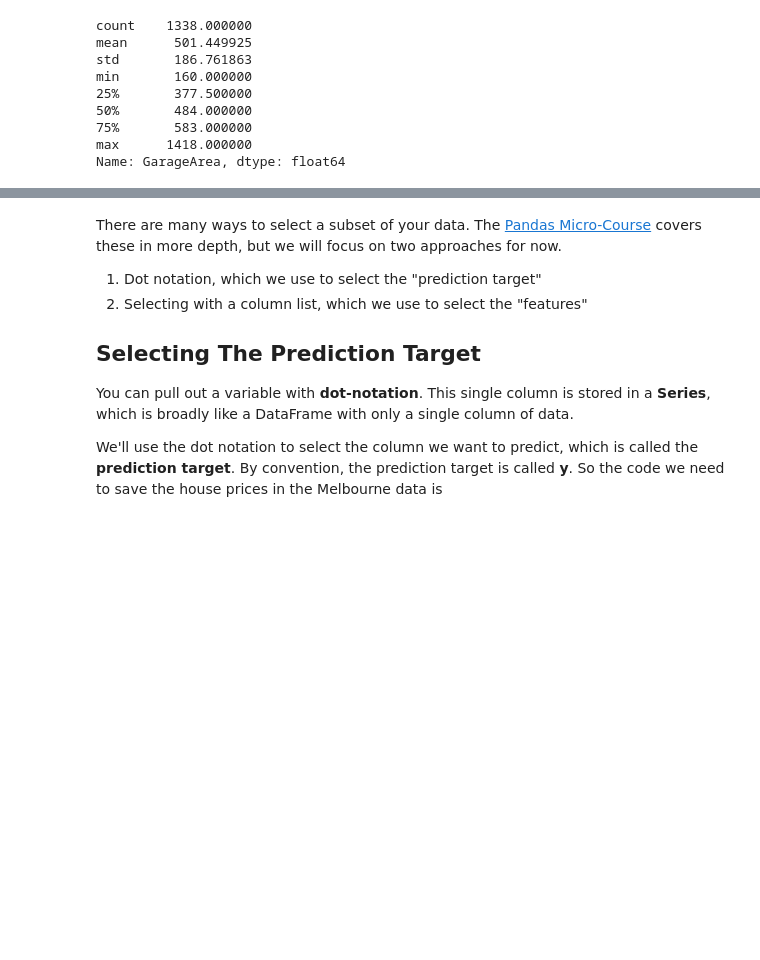
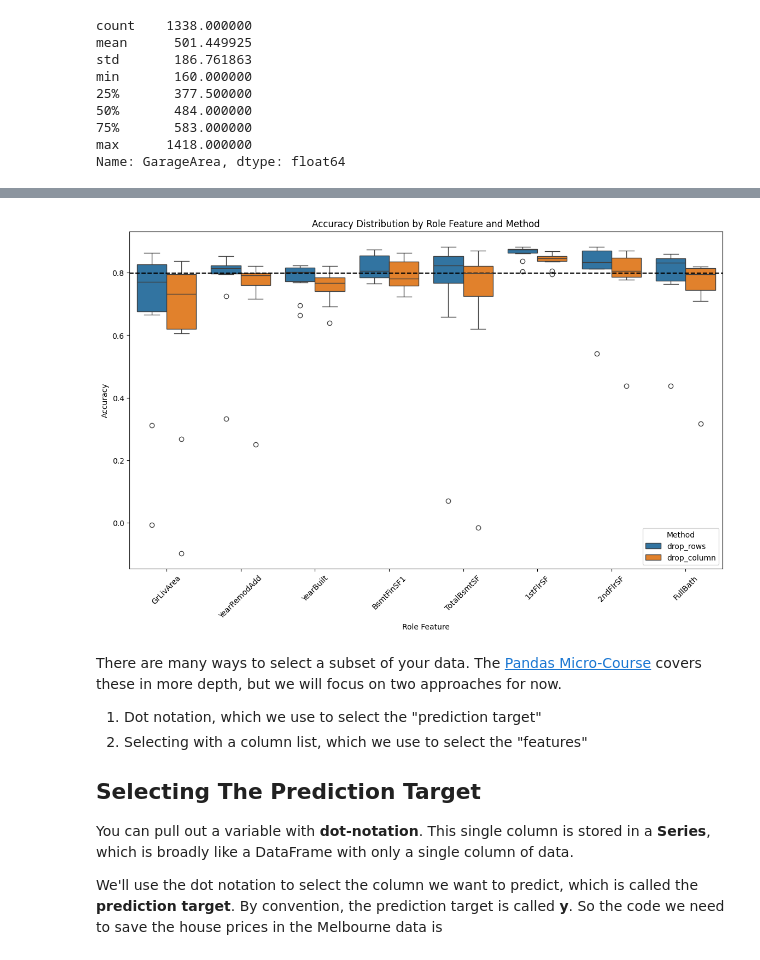
Before and after one commit to matansol/missing_values_project, a Jupyter notebook: missing_value_project.ipynb, the cells around one changed output, grey strips where cells are left out. Cells and saved outputs as stored; diff of their text form; code cells hidden in the pictures; blank space fills up the shorter version.

```diff
--- a/missing_value_project.ipynb
+++ b/missing_value_project.ipynb
@@ -1163,3 +1445,23 @@ ValueError: could not convert string to float: 'RL'
+# %%
+import seaborn as sns
+import matplotlib.pyplot as plt
+
+# Filter the results for the two methods
+methods_to_plot = ['drop_rows', 'drop_column']
+filtered_results = results[results['method'].isin(methods_to_plot)]
+
+# Create box plots for each role_feature
+plt.figure(figsize=(14, 8))
+sns.boxplot(x='role_feature', y='accuracy', hue='method', data=filtered_results)
+plt.axhline(y=baseline_acc, color='black', linestyle='--')
+plt.title('Accuracy Distribution by Role Feature and Method')
+plt.xlabel('Role Feature')
+plt.ylabel('Accuracy')
+plt.xticks(rotation=45)
+plt.legend(title='Method')
+plt.show()
+# %% [output]
+[figure, added]
 # %%
 missing_feature = 'YearBuilt'
 role_feature = 'GarageYrBlt'
```
Also changed, not shown: parts of 11 cells of this notebook, 1 other file.
